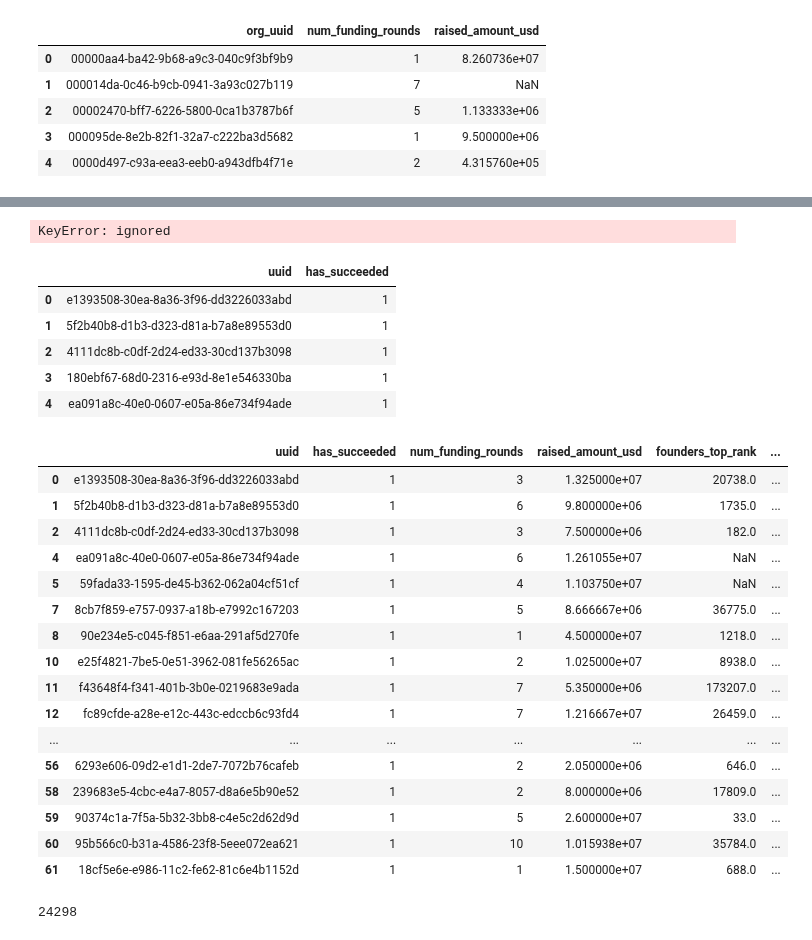
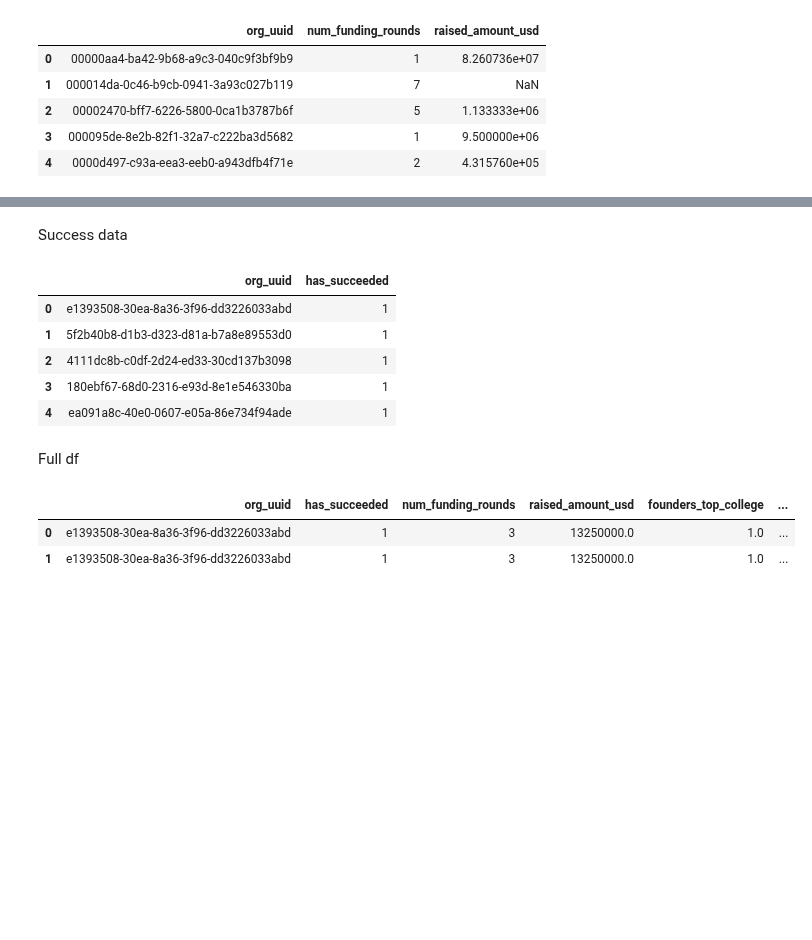
Before and after one commit to siddtheshah/vc_modeling, a Jupyter notebook: model_training.ipynb, the cells around one changed output, grey strips where cells are left out. Drawn from its saved outputs; the diff is of its cells as text; code cells hidden in the pictures; blank space fills up the shorter version.

```diff
--- a/model_training.ipynb
+++ b/model_training.ipynb
@@ -36,6 +39,6 @@ df_dict.keys()
 # %% [output]
 dict_keys(['organization_founders_features', 'funding_features', 'organization_success'])
 # %%
-founders_df = df_dict["organization_founders_features"]
+founders_df = df_dict["organization_founders_features"].drop('founders_top_rank', axis=1)
 founders_df.head()
 # %% [output]
@@ -57,0 +63,6 @@ funding_features_df.head()
+# %%
+investor_features = pd.read_csv(path_prefix+"investor_features.csv")
+# temporary - will make this a relative feature
+investor_features['lead_investor_first_fund_announce_year'] = investor_features.lead_investor_first_fund_announce_date.str[:4]
+investor_features.drop('lead_investor_first_fund_announce_date', axis=1, inplace=True)
+investor_features.head(2)
@@ -58,51 +73,28 @@ funding_features_df.head()
+# %% [markdown]
+Success data
 # %%
-timeline_df = df_dict["timeline"]
-timeline_df.info()
+# timeline_df = df_dict["timeline"]
+# timeline_df.info()
-# %% [output]
-KeyError: ignored
 # %%
-org_success = df_dict["organization_success"]
+org_success = df_dict["organization_success"].rename({'uuid': 'org_uuid'}, axis=1)
 org_success.head()
 # %% [output]
-|  | uuid | has_succeeded |
+|  | org_uuid | has_succeeded |
 | 0 | e1393508-30ea-8a36-3f96-dd3226033abd | 1 |
 | 1 | 5f2b40b8-d1b3-d323-d81a-b7a8e89553d0 | 1 |
 | 2 | 4111dc8b-c0df-2d24-ed33-30cd137b3098 | 1 |
 | 3 | 180ebf67-68d0-2316-e93d-8e1e546330ba | 1 |
 | 4 | ea091a8c-40e0-0607-e05a-86e734f94ade | 1 |
+# %% [markdown]
+Full df
 # %%
 #timeline_df["has_succeeded"] = timeline_df["has_succeeded"].astype(int)
 #timeline_success_df = timeline_df[timeline_df["has_succeeded"] == 1].drop_duplicates(["org_uuid"])[["org_uuid", "has_succeeded"]]
 #print("num companies succeeded: " + str(len(timeline_success_df)))
 
-features_df = org_success.join(funding_features_df.set_index("org_uuid"), on="uuid", how="inner")
-features_and_success_df = features_df.join(founders_df.set_index("org_uuid"), on="uuid")
-
-features_and_success_df = features_and_success_df.dropna(subset=["has_succeeded"])
-
-cols = list(features_and_success_df.columns)
-cols.remove('uuid')
-features_and_success_df = features_and_success_df.dropna(how="all", subset=cols)
-features_and_success_df[:50]
+features_and_success_df = org_success.merge(funding_features_df, on="org_uuid", how="inner").merge(founders_df, on="org_uuid").merge(investor_features, on='org_uuid')
+features_and_success_df.head(2)
 # %% [output]
-|  | uuid | has_succeeded | num_funding_rounds | raised_amount_usd | founders_top_rank | ... |
-| 0 | e1393508-30ea-8a36-3f96-dd3226033abd | 1 | 3 | 1.325000e+07 | 20738.0 | ... |
-| 1 | 5f2b40b8-d1b3-d323-d81a-b7a8e89553d0 | 1 | 6 | 9.800000e+06 | 1735.0 | ... |
-| 2 | 4111dc8b-c0df-2d24-ed33-30cd137b3098 | 1 | 3 | 7.500000e+06 | 182.0 | ... |
-| 4 | ea091a8c-40e0-0607-e05a-86e734f94ade | 1 | 6 | 1.261055e+07 | NaN | ... |
-| 5 | 59fada33-1595-de45-b362-062a04cf51cf | 1 | 4 | 1.103750e+07 | NaN | ... |
-| 7 | 8cb7f859-e757-0937-a18b-e7992c167203 | 1 | 5 | 8.666667e+06 | 36775.0 | ... |
-| 8 | 90e234e5-c045-f851-e6aa-291af5d270fe | 1 | 1 | 4.500000e+07 | 1218.0 | ... |
-| 10 | e25f4821-7be5-0e51-3962-081fe56265ac | 1 | 2 | 1.025000e+07 | 8938.0 | ... |
-| 11 | f43648f4-f341-401b-3b0e-0219683e9ada | 1 | 7 | 5.350000e+06 | 173207.0 | ... |
-| 12 | fc89cfde-a28e-e12c-443c-edccb6c93fd4 | 1 | 7 | 1.216667e+07 | 26459.0 | ... |
-| ... | ... | ... | ... | ... | ... | ... |
-| 56 | 6293e606-09d2-e1d1-2de7-7072b76cafeb | 1 | 2 | 2.050000e+06 | 646.0 | ... |
-| 58 | 239683e5-4cbc-e4a7-8057-d8a6e5b90e52 | 1 | 2 | 8.000000e+06 | 17809.0 | ... |
-| 59 | 90374c1a-7f5a-5b32-3bb8-c4e5c2d62d9d | 1 | 5 | 2.600000e+07 | 33.0 | ... |
-| 60 | 95b566c0-b31a-4586-23f8-5eee072ea621 | 1 | 10 | 1.015938e+07 | 35784.0 | ... |
-| 61 | 18cf5e6e-e986-11c2-fe62-81c6e4b1152d | 1 | 1 | 1.500000e+07 | 688.0 | ... |
+|  | org_uuid | has_succeeded | num_funding_rounds | raised_amount_usd | founders_top_college | ... |
+| 0 | e1393508-30ea-8a36-3f96-dd3226033abd | 1 | 3 | 13250000.0 | 1.0 | ... |
+| 1 | e1393508-30ea-8a36-3f96-dd3226033abd | 1 | 3 | 13250000.0 | 1.0 | ... |
-# %%
-len(features_and_success_df[features_and_success_df["has_succeeded"]==1])
-# %% [output]
-24298
```
Also changed, not shown: parts of 10 cells of this notebook.
